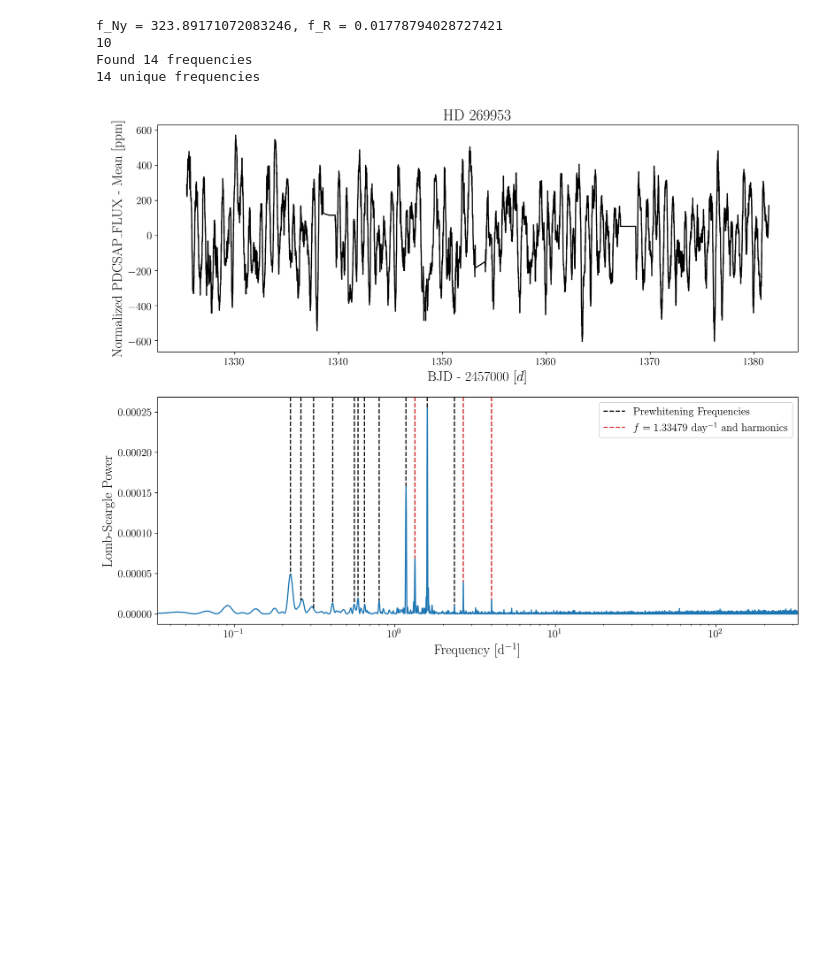
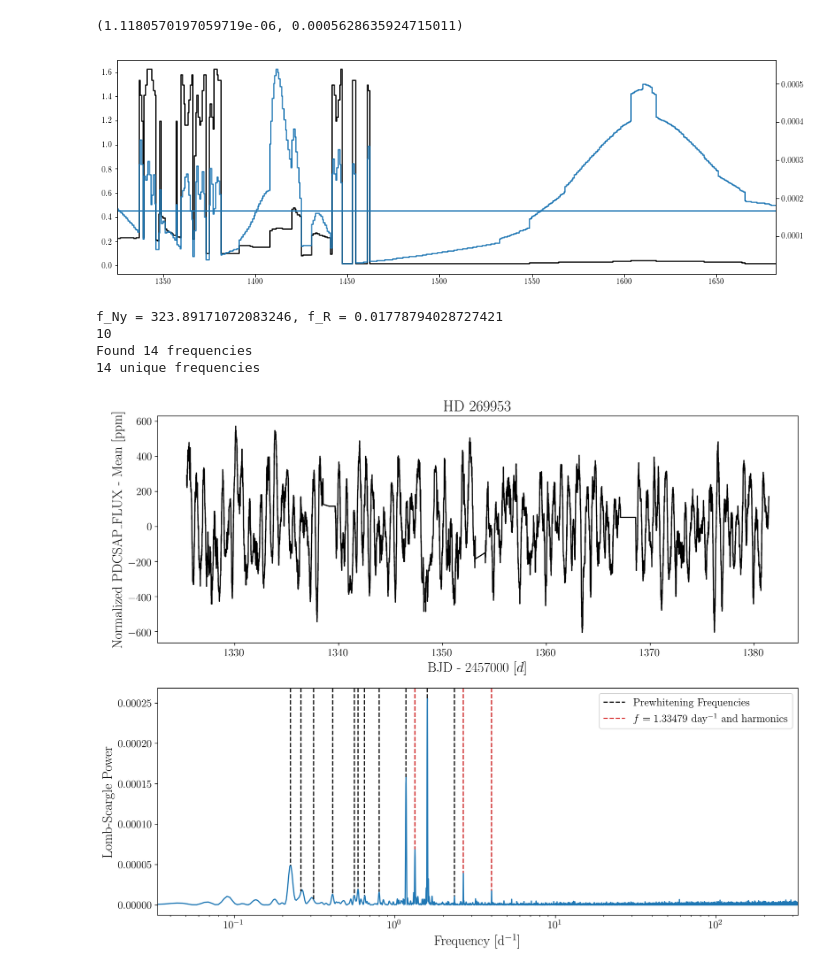
Before and after one commit to tzdwi/TESS, a Jupyter notebook: code/HD269953_YSG.ipynb, the cells around one changed output. Cells and saved outputs as stored; diff of their text form; code cells hidden in the pictures; blank space fills up the shorter version.

```diff
--- a/code/HD269953_YSG.ipynb
+++ b/code/HD269953_YSG.ipynb
@@ -36,3 +69,16 @@ plt.ylim(0,0.03)
+# %%
+fig = plt.figure(figsize=(15,5))
+plt.step(taus,np.array(max_peak_WWZ)/2.0/np.pi,c='k',where='mid')
+plt.axhline(y=0.45)
+ax = plt.gca().twinx()
+ax.step(taus,max_peak_WWA,where='mid')
+yl = ax.get_ylim()
+plt.xlim(np.min(taus),np.max(taus))
+plt.ylim(0,2.5)
+ax.set_ylim(yl)
+# %% [output]
+(1.1180570197059719e-06, 0.0005628635924715011)
+[figure, added]
 # %%
 fig, ax = plt.subplots(2, figsize=(15,12),dpi=300)
 lc, lc_smooth = lc_extract(get_lc_from_id(tic), smooth=128)
```
Also changed, not shown: parts of 5 cells of this notebook, 2 other files.
